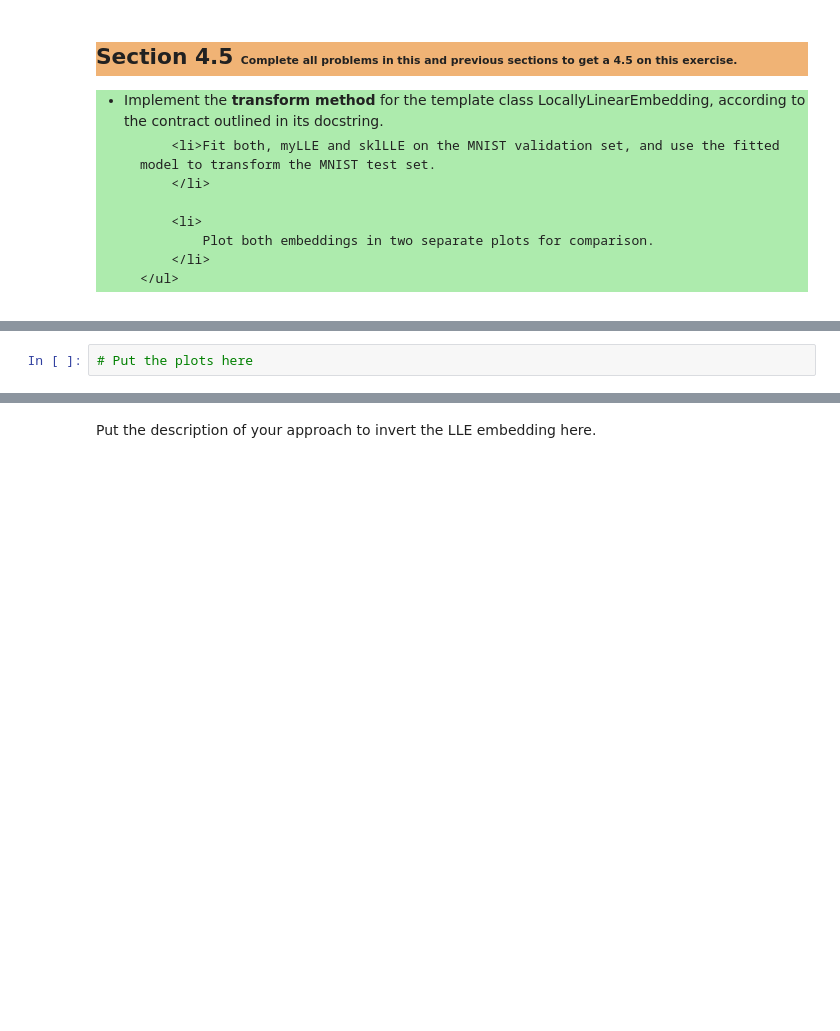
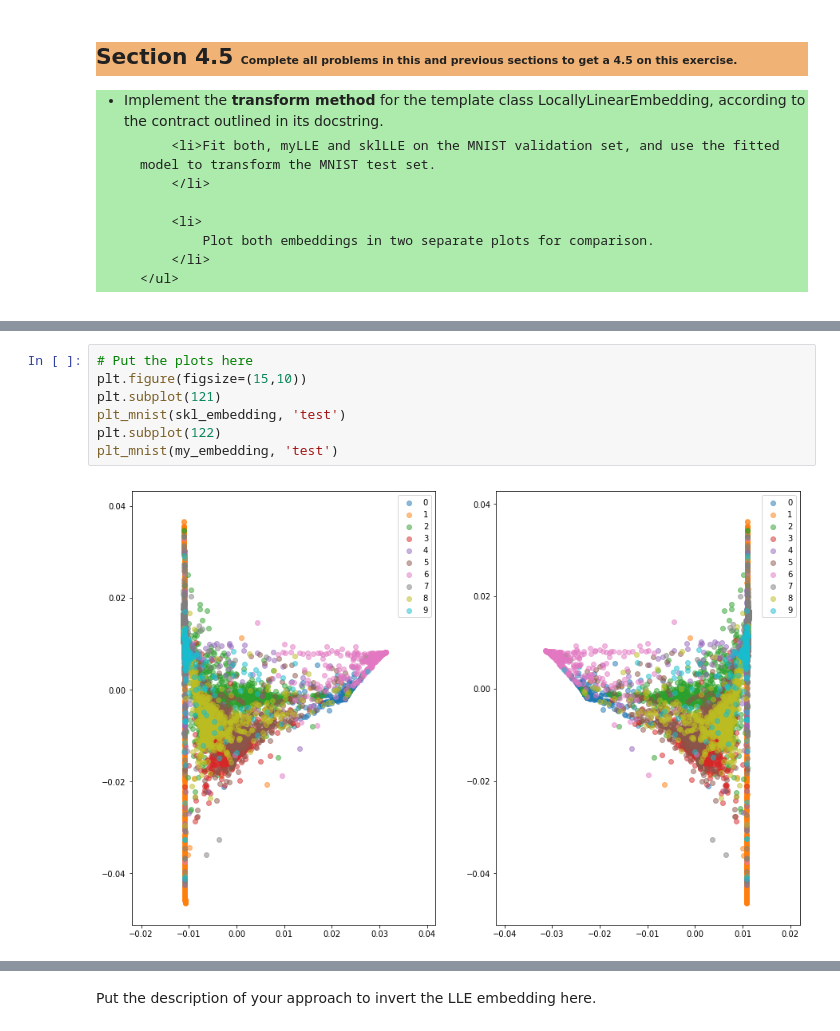
Before and after one commit to mcreng/stat-learning, a Jupyter notebook: slt-ce-1.ipynb, the cells around one changed output, grey strips where cells are left out. Saved outputs shown, nothing was run; the diff lists cells and outputs as text; blank space fills up the shorter version.

```diff
--- a/slt-ce-1.ipynb
+++ b/slt-ce-1.ipynb
@@ -191,5 +264,12 @@ Wall time: 44.1 s
-# %%
-# Put the plots here
+# %%
+# Put the plots here
+plt.figure(figsize=(15,10))
+plt.subplot(121)
+plt_mnist(skl_embedding, 'test')
+plt.subplot(122)
+plt_mnist(my_embedding, 'test')
+# %% [output]
+[figure, added]
 # %% [markdown]
 <h2 style="background-color:#f0b375;"> Section 5.0
 <span style=font-size:50%> Complete all problems in this and previous sections to get a 5.0 on this exercise. </span>
```
Also changed, not shown: parts of 26 cells of this notebook.
